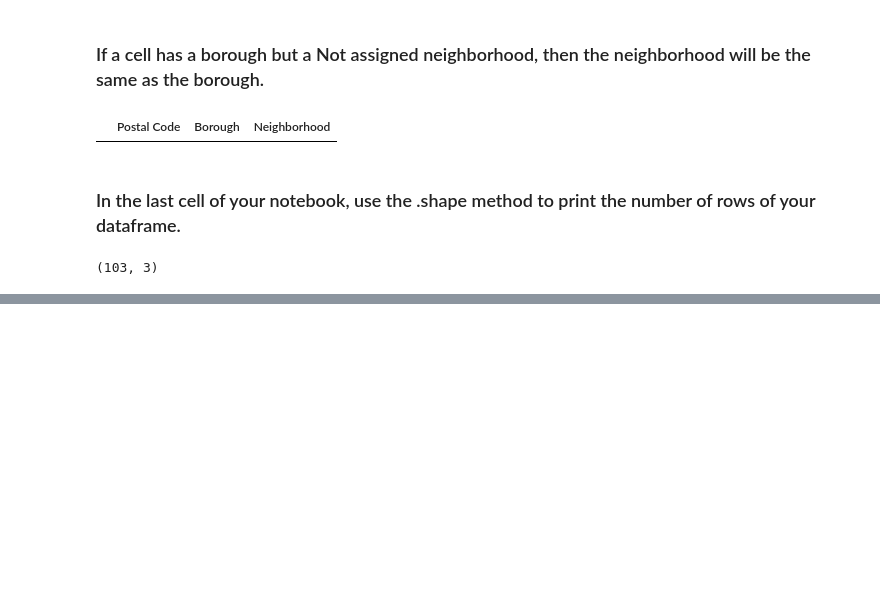
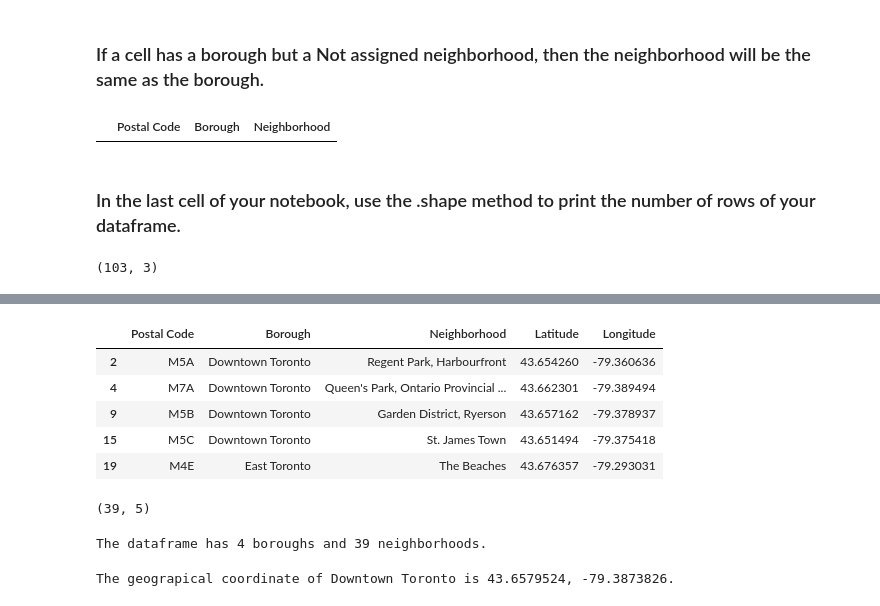
Before and after one commit to bearsly/ibm-course9, a Jupyter notebook: ibm course 9 week 3.ipynb, the cells around one changed output, grey strips where cells are left out. Cells and saved outputs as stored; diff of their text form; code cells hidden in the pictures; blank space fills up the shorter version.

```diff
--- a/ibm course 9 week 3.ipynb
+++ b/ibm course 9 week 3.ipynb
@@ -62,0 +113,23 @@ df.shape
+# %%
+# https://pandas.pydata.org/pandas-docs/stable/reference/api/pandas.Series.str.contains.html
+df_tor = df_geo[df_geo['Borough'].str.contains('Toronto')]
+df_tor.head()
+# %% [output]
+|  | Postal Code | Borough | Neighborhood | Latitude | Longitude |
+| 2 | M5A | Downtown Toronto | Regent Park, Harbourfront | 43.654260 | -79.360636 |
+| 4 | M7A | Downtown Toronto | Queen's Park, Ontario Provincial ... | 43.662301 | -79.389494 |
+| 9 | M5B | Downtown Toronto | Garden District, Ryerson | 43.657162 | -79.378937 |
+| 15 | M5C | Downtown Toronto | St. James Town | 43.651494 | -79.375418 |
+| 19 | M4E | East Toronto | The Beaches | 43.676357 | -79.293031 |
+# %%
+df_tor.shape
+# %% [output]
+(39, 5)
+# %%
+print('The dataframe has {} boroughs and {} neighborhoods.'.format(
+        len(df_tor['Borough'].unique()),
+        df_tor.shape[0]
+    )
+)
+# %% [output]
+The dataframe has 4 boroughs and 39 neighborhoods.
@@ -62,0 +140,4 @@ df.shape
+# %%
+print('The geograpical coordinate of Downtown Toronto is {}, {}.'.format(Lat, Long))
+# %% [output]
+The geograpical coordinate of Downtown Toronto is 43.6579524, -79.3873826.
```
Also changed, not shown: parts of 17 cells of this notebook.
